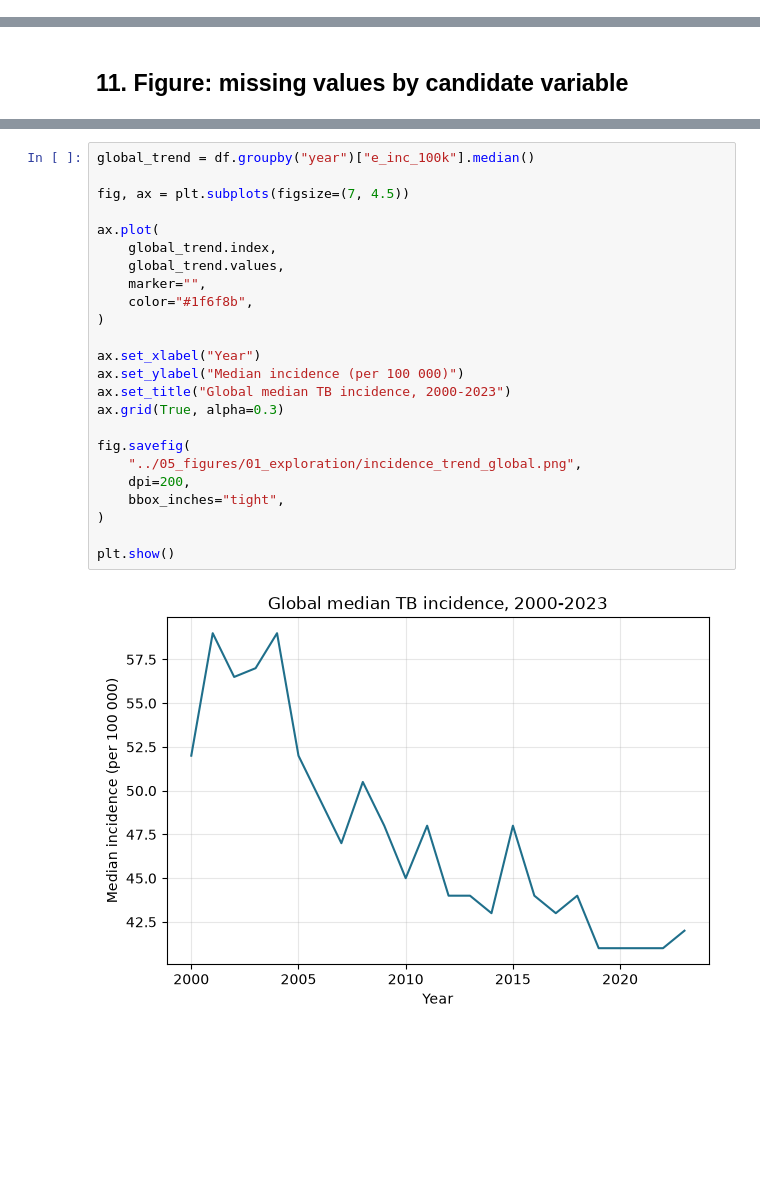
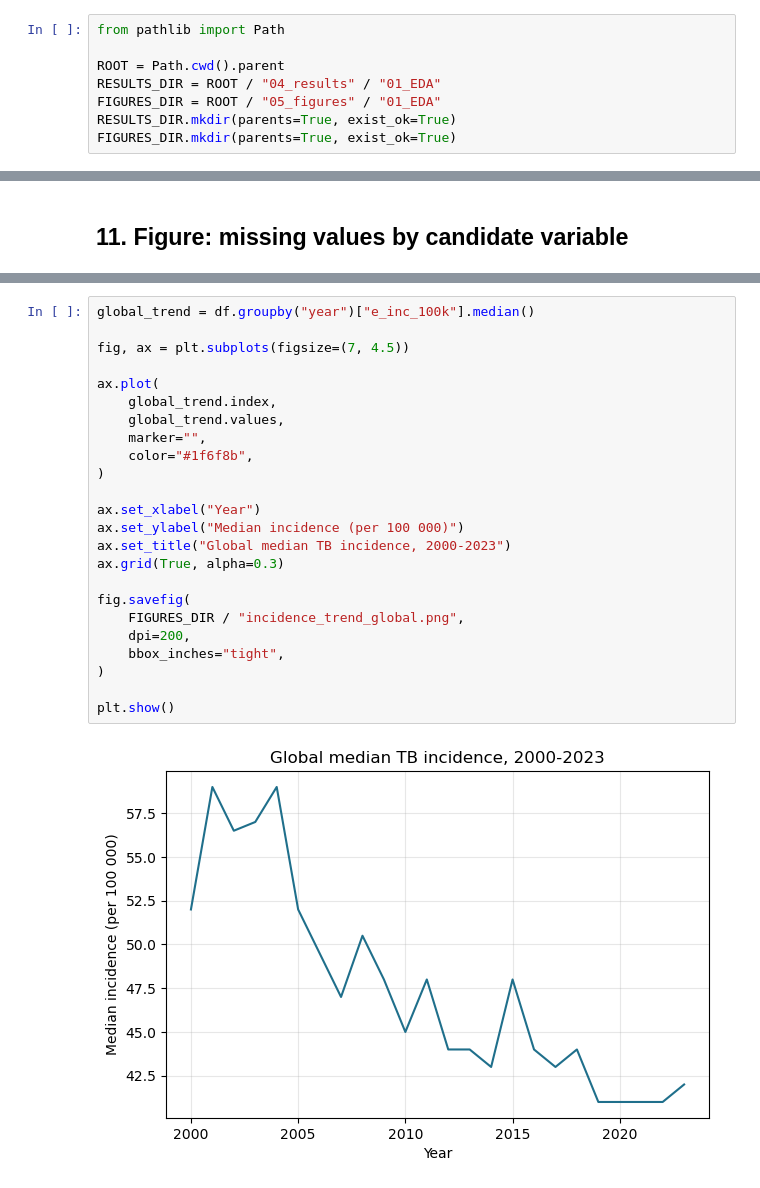
Before and after one commit to Nahi04/who_tuberculosis_surveillance_machine_learning_analysis, a Jupyter notebook: 03_notebooks/01_EDA.ipynb, the cells around one changed output, grey strips where cells are left out. Saved outputs shown, nothing was run; the diff lists cells and outputs as text; blank space fills up the shorter version.

Commit message:
update paths

```diff
--- a/03_notebooks/01_EDA.ipynb
+++ b/03_notebooks/01_EDA.ipynb
@@ -15,6 +15,14 @@ import matplotlib.pyplot as plt
 import pandas as pd
 
 df = pd.read_csv("../02_data/raw/TB_burden_countries_2025-09-06.csv")
+# %%
+from pathlib import Path
+
+ROOT = Path.cwd().parent
+RESULTS_DIR = ROOT / "04_results" / "01_EDA"
+FIGURES_DIR = ROOT / "05_figures" / "01_EDA"
+RESULTS_DIR.mkdir(parents=True, exist_ok=True)
+FIGURES_DIR.mkdir(parents=True, exist_ok=True)
 # %% [markdown]
 ## **1. Table size**
 # %%
@@ -459,26 +472,26 @@ is preferred over the mean given the skewness measured in section 12.
 # %%
 global_trend = df.groupby("year")["e_inc_100k"].median()
 
 fig, ax = plt.subplots(figsize=(7, 4.5))
 
 ax.plot(
     global_trend.index,
     global_trend.values,
     marker="",
     color="#1f6f8b",
 )
 
 ax.set_xlabel("Year")
 ax.set_ylabel("Median incidence (per 100 000)")
 ax.set_title("Global median TB incidence, 2000-2023")
 ax.grid(True, alpha=0.3)
 
 fig.savefig(
-    "../05_figures/01_exploration/incidence_trend_global.png",
+    FIGURES_DIR / "incidence_trend_global.png",
     dpi=200,
     bbox_inches="tight",
 )
 
 plt.show()
 # %% [output]
-[figure, old version]
+[figure, new version]
```
Also changed, not shown: parts of 70 cells of this notebook.
